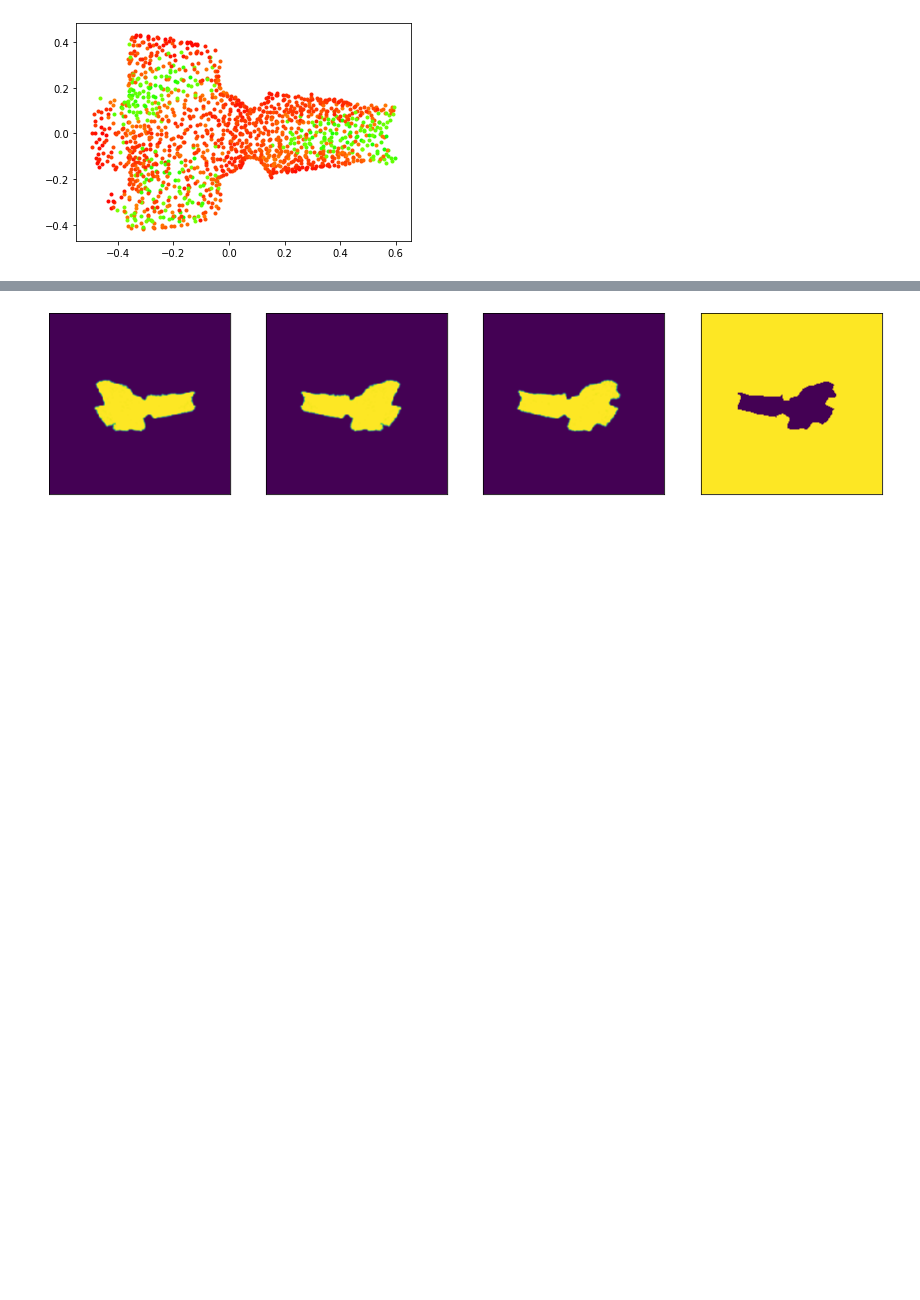
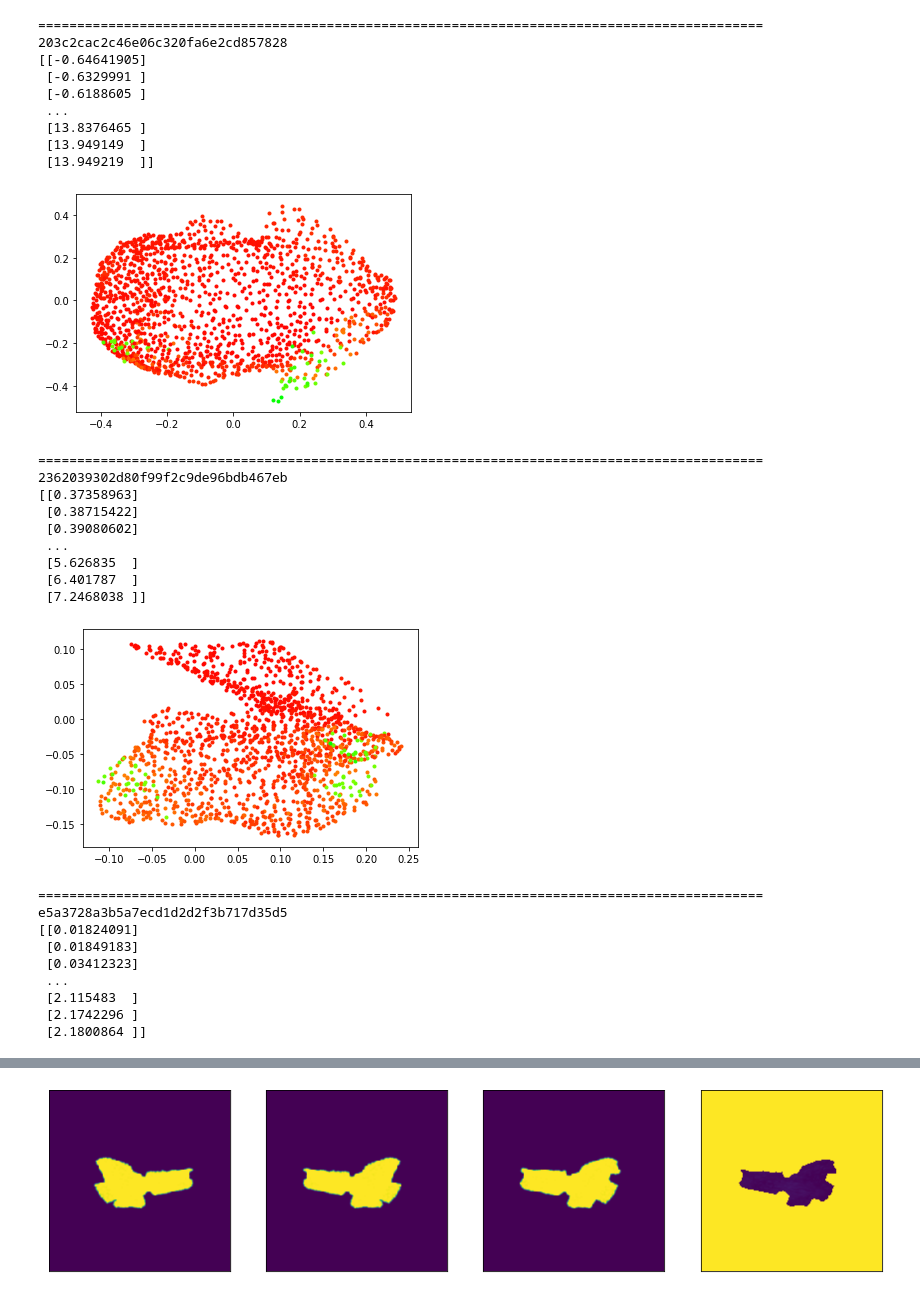
Before and after one commit to b7leung/sil_consistent_at_inference, a Jupyter notebook: notebooks/Simulate_Full_Pipeline.ipynb, the cells around one changed output, grey strips where cells are left out. Saved outputs shown, nothing was run; the diff lists cells and outputs as text; code cells hidden in the pictures; blank space fills up the shorter version.

```diff
--- a/notebooks/Simulate_Full_Pipeline.ipynb
+++ b/notebooks/Simulate_Full_Pipeline.ipynb
@@ -38,10 +35,10 @@ from mesh_refiner import MeshRefiner
 # %%
 # shapenet
 dataset_type = "shapenet"
-class_name = "02691156"
+class_name = "04530566"
 gt_shapes_list_path = "data/gt_shapes_path_lists/shapenet_{}_gt_shapes.lst".format(class_name)
 
-# regular
+# regular ---
 #input_img_dir = "data/input_images/pytorch3d_shapenet_renders/{}/rgba".format(class_name)
 # atlasnet
 #input_mesh_dir = "/home/svcl-oowl/brandon/research/AtlasNet/data/pytorch_3d_render_recs/{}".format(class_name)
@@ -50,7 +47,7 @@ gt_shapes_list_path = "data/gt_shapes_path_lists/shapenet_{}_gt_shapes.lst".form
 # occnet
 #input_mesh_dir = "/home/svcl-oowl/brandon/research/occupancy_networks/out/pytorch3d_renders/{}/generation/meshes".format(class_name)
 
-# sym
+# sym ---
 input_img_dir = "data/input_images/sym_pytorch3d_shapenet_renders/{}/rgba".format(class_name)
 input_mesh_dir = "/home/svcl-oowl/brandon/research/occupancy_networks/out/sym_pytorch3d_renders/{}/generation/meshes".format(class_name)
 
@@ -76,11 +73,11 @@ with open(gt_shapes_list_path, 'r') as f:
             gt_shapes_dict[line.split(" ")[0]] = line.split(" ")[1]
 pose_dict = pickle.load(open(os.path.join(input_img_dir, "renders_camera_params.pt"), "rb"))
 instances = [str(path).split('/')[-1].replace(".obj", "") for path in list(Path(input_mesh_dir).rglob("*.obj"))]
+#instances = instances[:2]
+#instances = ['f230308627e5edaa9d796919a8d71368', 'd409dbda0a34a953c9020fbe6b2ff6']
 
-#instances = ['2394', '1517', '0191', '1598']
-#instances = instances[:20]
 # airplane sym
-instances = ["9e998a06601e9f944b2bd73664dd1844"]
+#instances = ["9e998a06601e9f944b2bd73664dd1844"]
 #instances = ["5eb91263da1f0bf3e816c75152573ee0"]
 #instances = ["5eb91263da1f0bf3e816c75152573ee0", "9e998a06601e9f944b2bd73664dd1844"]
 # chair sym
@@ -91,7 +88,7 @@ instances = ["9e998a06601e9f944b2bd73664dd1844"]
 #instances = ['2a45063d7d03b865ebeab56de94a5835', '11b137bf4816ed40f4c39a35147bf949', '84de9995b0a416b5fb5c1b0f759e2bc1', '809d2439412bcdac896cb6094e2801d6', '938be7a1544953152c3271e911ffe19', '235853d2947a90e65e9786b1603f45c8']
 #instances = ['235853d2947a90e65e9786b1603f45c8']
 # boat sym
-#instances = ['203c2cac2c46e06c320fa6e2cd857828', '2362039302d80f99f2c9de96bdb467eb', 'e5a3728a3b5a7ecd1d2d2f3b717d35d5']
+instances = ['203c2cac2c46e06c320fa6e2cd857828', '2362039302d80f99f2c9de96bdb467eb', 'e5a3728a3b5a7ecd1d2d2f3b717d35d5']
 
 print(instances)
 print(cfg)
@@ -107,6 +104,7 @@ pose_settings=["gt"]
 show_metrics = False
 
 results_df = pd.DataFrame()
+all_refinement_info = {}
 for instance in instances:
     input_img_path = os.path.join(input_img_dir,"{}.png".format(instance))
     input_image = np.asarray(Image.open(input_img_path))
@@ -151,6 +149,8 @@ for instance in instances:
 
         mesh_refiner = MeshRefiner(cfg, device)
         refined_mesh, refinement_info = mesh_refiner.refine_mesh(input_mesh, input_image, dist, elev, azim)
+        refinement_info["refined_mesh"] = refined_mesh
+        all_refinement_info[instance] = refinement_info
         refined_mesh_path = os.path.join("notebooks/out", "{}_{}.obj".format(instance, name))
         save_obj(refined_mesh_path, refined_mesh.verts_packed(), refined_mesh.faces_packed())
         refined_trimesh = trimesh.load(refined_mesh_path)
@@ -211,16 +211,51 @@ array([[0.5258381 ],
 # %%
-fig = plt.figure()
-ax2 = fig.add_subplot(111)
+for instance in all_refinement_info:
+    print("=============================================================================================")
+    print(instance)
+    sym_conf_scores = all_refinement_info[instance]["sym_conf_scores"]
+    print(np.sort(sym_conf_scores.numpy(), axis=0))
 
-num_verts = refinement_info["sym_conf_scores"].shape[0]
-mesh_verts = refined_mesh.verts_packed()
-mesh_rgb_verts = sym_conf_to_rgb(refinement_info["sym_conf_scores"].numpy())
-for i in range(num_verts):
-    x = mesh_verts[i][0].item()
-    y = mesh_verts[i][1].item()
-    z = mesh_verts[i][2].item()
-    color = np.expand_dims(mesh_rgb_verts[i], 0)
-    ax2.scatter(x, z, c=color, marker='.')
-plt.show()
+    fig = plt.figure()
+    ax = fig.add_subplot(111)
+
+    refined_mesh = all_refinement_info[instance]["refined_mesh"]
+    mesh_verts = refined_mesh.verts_packed()
+    mesh_rgb_verts = sym_conf_to_rgb(sym_conf_scores.numpy())
+    num_verts = sym_conf_scores.shape[0]
+    for i in range(num_verts):
+        x = mesh_verts[i][0].item()
+        y = mesh_verts[i][1].item()
+        z = mesh_verts[i][2].item()
+        color = np.expand_dims(mesh_rgb_verts[i], 0)
+        ax.scatter(x, z, c=color, marker='.')
+    plt.show()
 # %% [output]
+=============================================================================================
+203c2cac2c46e06c320fa6e2cd857828
+[[-0.64641905]
+ [-0.6329991 ]
+ [-0.6188605 ]
+ ...
+ [13.8376465 ]
+ [13.949149  ]
+ [13.949219  ]]
-[figure, old version]
+[figure, new version]
+=============================================================================================
+2362039302d80f99f2c9de96bdb467eb
+[[0.37358963]
+ [0.38715422]
+ [0.39080602]
+ ...
+ [5.626835  ]
+ [6.401787  ]
+ [7.2468038 ]]
+[figure, added]
+=============================================================================================
+e5a3728a3b5a7ecd1d2d2f3b717d35d5
+[[0.01824091]
+ [0.01849183]
+ [0.03412323]
+ ...
+ [2.115483  ]
+ [2.1742296 ]
+ [2.1800864 ]]
```
Also changed, not shown: parts of 7 cells of this notebook, 11 other files.
